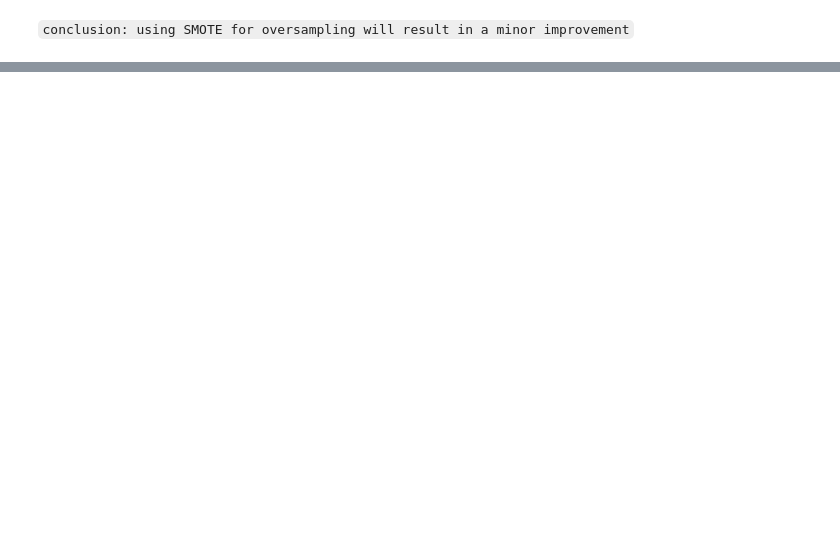
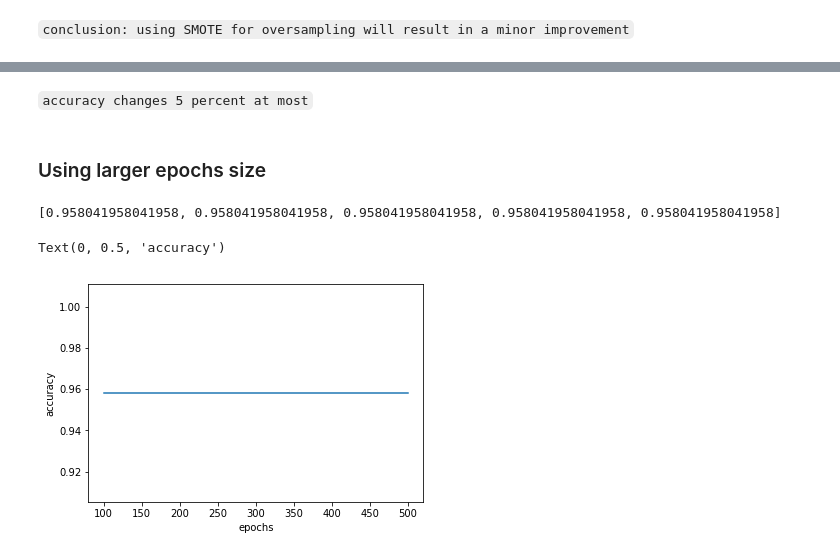
Before and after one commit to mmheydari97/datamining-spring, a Jupyter notebook: HW4/01_Perceptron.ipynb, the cells around one changed output, grey strips where cells are left out. Drawn from its saved outputs; the diff is of its cells as text; code cells hidden in the pictures; blank space fills up the shorter version.

````diff
--- a/HW4/01_Perceptron.ipynb
+++ b/HW4/01_Perceptron.ipynb
@@ -72,0 +123,22 @@ X_train, y_train = sm.fit_sample(X_train, y_train)
+# %% [markdown]
+```accuracy changes 5 percent at most```
+# %% [markdown]
+### Using larger epochs size
+# %%
+epoch_sizes = [100, 200, 300, 400, 500]
+accs = []
+
+for e in epoch_sizes:
+    perc = pn.Perceptron(epochs=e)
+    perc = perc.fit(X_train, y_train)
+    y_pred_ = perc.predict(X_test)
+    acc = accuracy_score(y_test, y_pred)
+    accs.append(acc)
+
+plt.plot(epoch_sizes, accs)
+plt.xlabel("epochs")
+plt.ylabel("accuracy")
+# %% [output]
+[0.958041958041958, 0.958041958041958, 0.958041958041958, 0.958041958041958, 0.958041958041958]
+Text(0, 0.5, 'accuracy')
+[figure, added]
````
Also changed, not shown: parts of 13 cells of this notebook.
